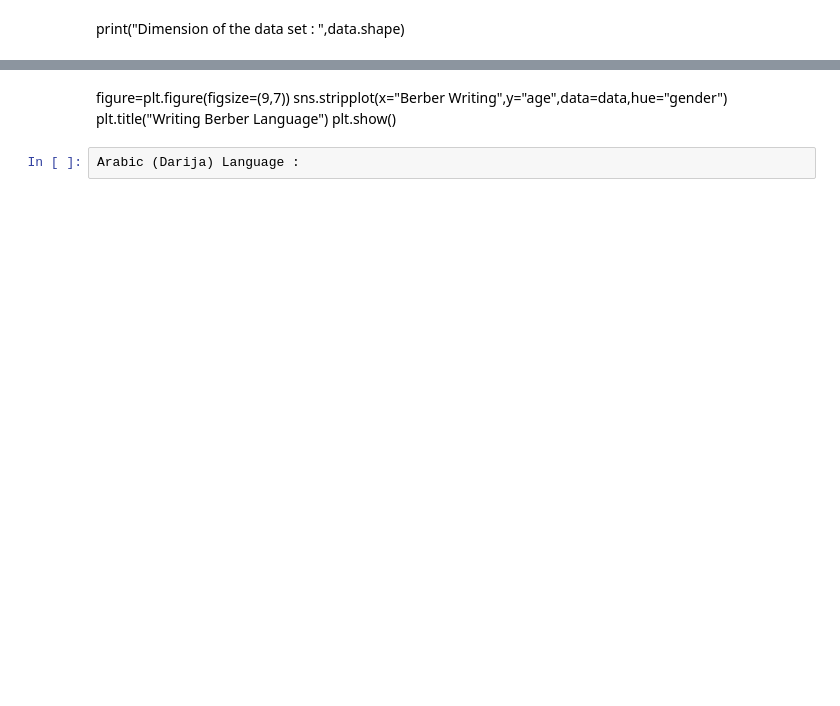
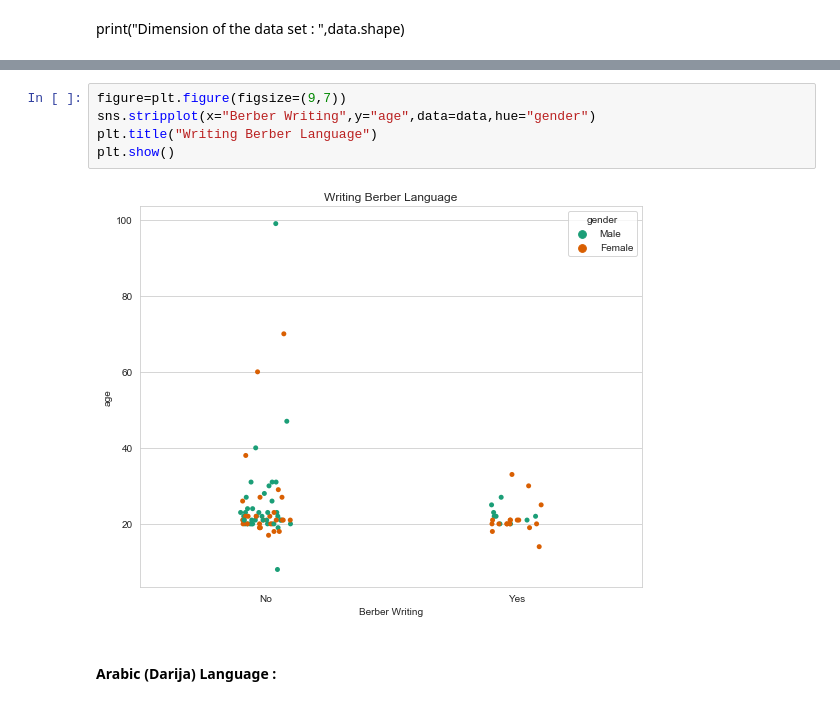
Before and after one commit to AbderrahimAl/Language-Situation-in-Morocco-EDA, a Jupyter notebook: DataAalysis.ipynb, the cells around one changed output, grey strips where cells are left out. Saved outputs shown, nothing was run; the diff lists cells and outputs as text; blank space fills up the shorter version.

Commit message:
Data Analysis

```diff
--- a/DataAalysis.ipynb
+++ b/DataAalysis.ipynb
@@ -278,10 +273,12 @@ plt.show()
-# %% [markdown]
-figure=plt.figure(figsize=(9,7))
-sns.stripplot(x="Berber Writing",y="age",data=data,hue="gender")
-plt.title("Writing Berber Language")
-plt.show()
-# %%
-Arabic (Darija) Language :
+# %%
+figure=plt.figure(figsize=(9,7))
+sns.stripplot(x="Berber Writing",y="age",data=data,hue="gender")
+plt.title("Writing Berber Language")
+plt.show()
+# %% [output]
+[figure, added]
+# %% [markdown]
+#### Arabic (Darija) Language :
 # %%
 values=[[],[],[],[],[]]
 school,home,society,workplace=values[0],values[1],values[2],values[3]
```
Also changed, not shown: parts of 48 cells of this notebook.
